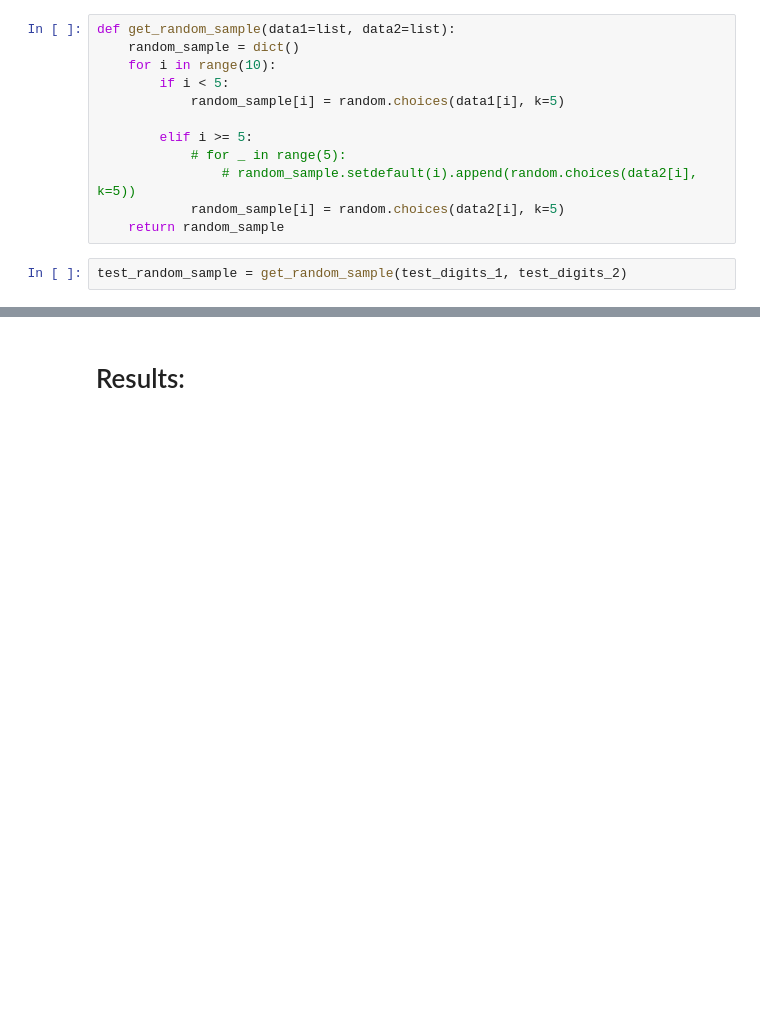
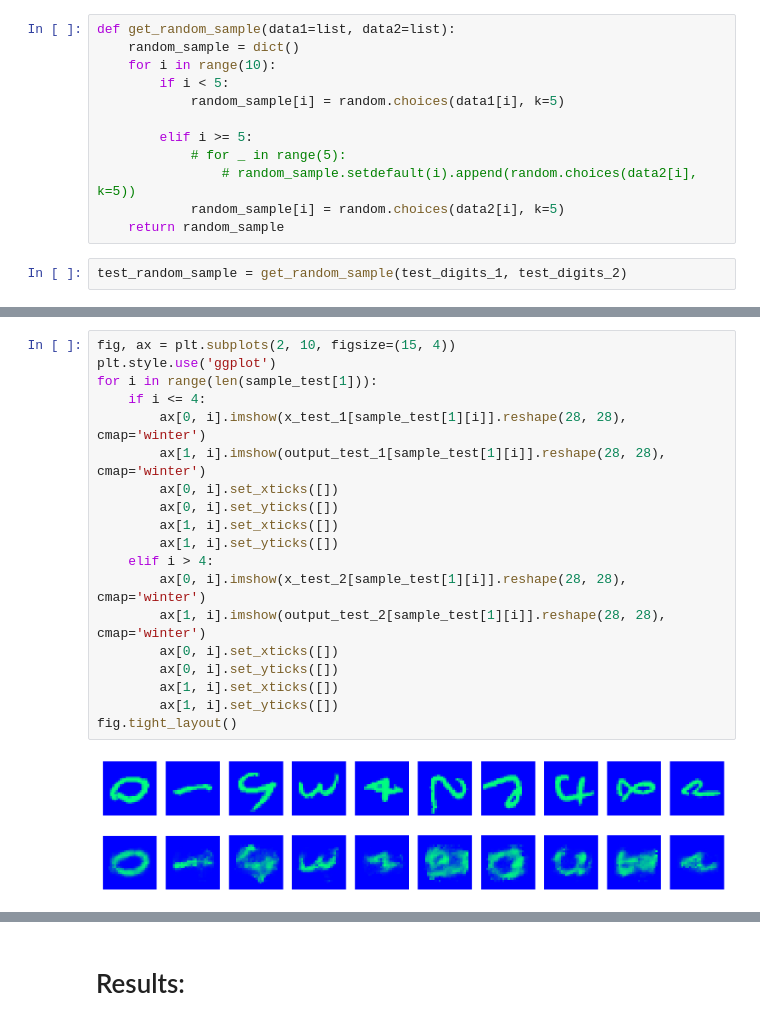
Before and after one commit to jacklvd/intelligent_sys, a Jupyter notebook: HW4/src/autoencoder.ipynb, the cells around one changed output, grey strips where cells are left out. Saved outputs shown, nothing was run; the diff lists cells and outputs as text; blank space fills up the shorter version.

```diff
--- a/HW4/src/autoencoder.ipynb
+++ b/HW4/src/autoencoder.ipynb
@@ -363,0 +402,21 @@ fig.show()
+# %%
+fig, ax = plt.subplots(2, 10, figsize=(15, 4))
+plt.style.use('ggplot')
+for i in range(len(sample_test[1])):
+    if i <= 4:
+        ax[0, i].imshow(x_test_1[sample_test[1][i]].reshape(28, 28), cmap='winter')
+        ax[1, i].imshow(output_test_1[sample_test[1][i]].reshape(28, 28), cmap='winter')
+        ax[0, i].set_xticks([])
+        ax[0, i].set_yticks([])
+        ax[1, i].set_xticks([])
+        ax[1, i].set_yticks([])
+    elif i > 4:
+        ax[0, i].imshow(x_test_2[sample_test[1][i]].reshape(28, 28), cmap='winter')
+        ax[1, i].imshow(output_test_2[sample_test[1][i]].reshape(28, 28), cmap='winter')
+        ax[0, i].set_xticks([])
+        ax[0, i].set_yticks([])
+        ax[1, i].set_xticks([])
+        ax[1, i].set_yticks([])
+fig.tight_layout()
+# %% [output]
+[figure, added]
```
Also changed, not shown: parts of 21 cells of this notebook, 7 other files.
